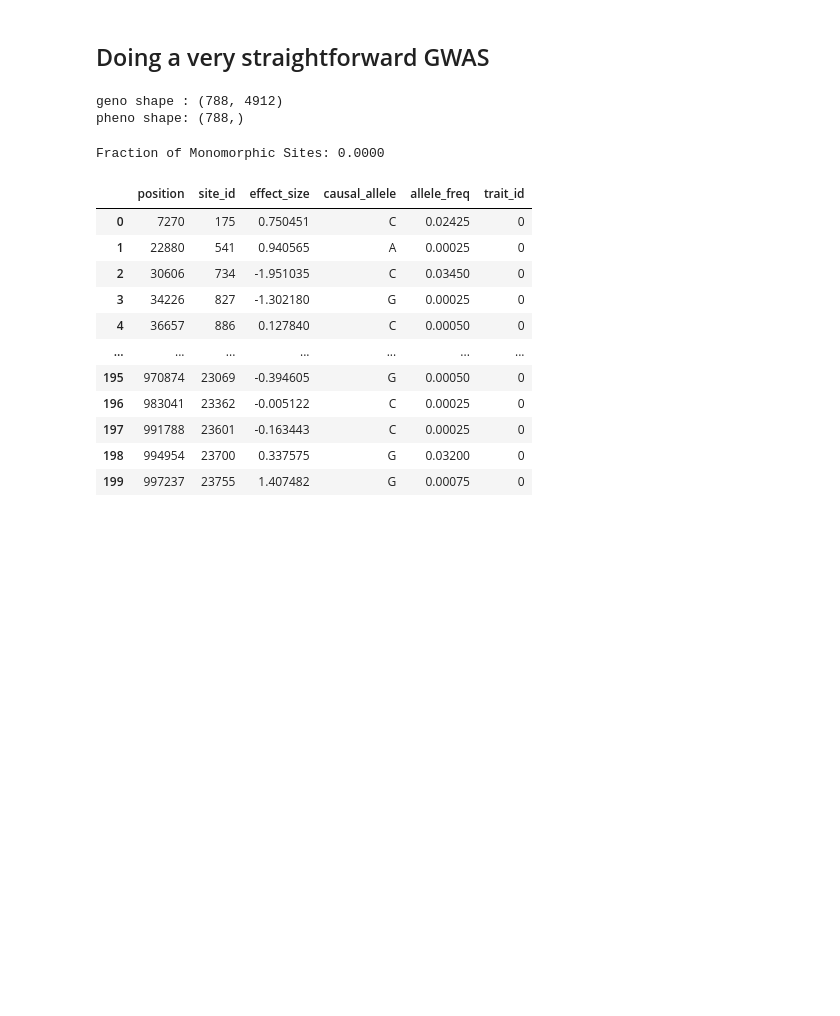
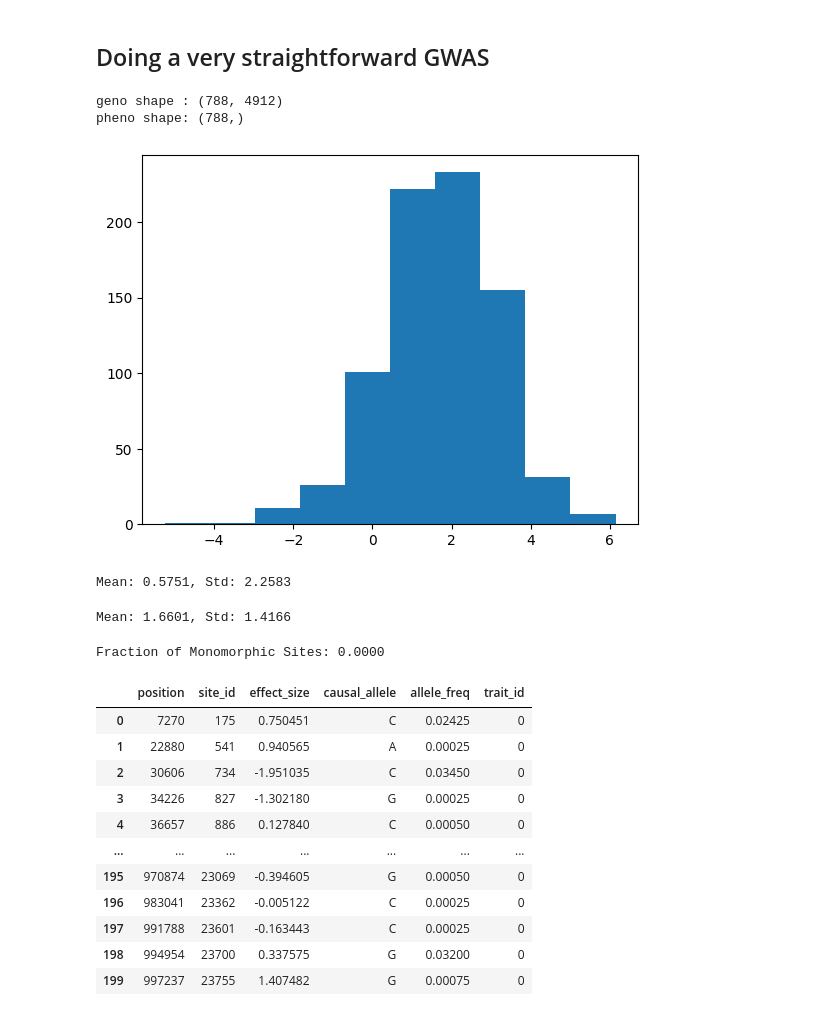
Before and after one commit to ak1376/XPopVAE, a Jupyter notebook: notebooks/inspecting_VAE_output.ipynb, the cells around one changed output. Saved outputs shown, nothing was run; the diff lists cells and outputs as text; code cells hidden in the pictures; blank space fills up the shorter version.

```diff
--- a/notebooks/inspecting_VAE_output.ipynb
+++ b/notebooks/inspecting_VAE_output.ipynb
@@ -162,3 +174,9 @@ print(f'pheno shape: {discovery_train_pheno.shape}')
 # %% [output]
 geno shape : (788, 4912)
 pheno shape: (788,)
+# %%
+plt.figure()
+plt.hist(discovery_train_pheno)
+plt.show()
+# %% [output]
+[figure, added]
@@ -165,3 +185,11 @@ pheno shape: (788,)
+# %%
+print(f'Mean: {target_held_out_pheno.mean():.4f}, Std: {target_held_out_pheno.std():.4f}')
+# %% [output]
+Mean: 0.5751, Std: 2.2583
+# %%
+print(f'Mean: {discovery_train_pheno.mean():.4f}, Std: {discovery_train_pheno.std():.4f}')
+# %% [output]
+Mean: 1.6601, Std: 1.4166
 # %%
 with open(f'{BASE}/trait_df.pkl', 'rb') as f:
     trait_df = pickle.load(f)
```
Also changed, not shown: parts of 4 cells of this notebook, 7 other files.
